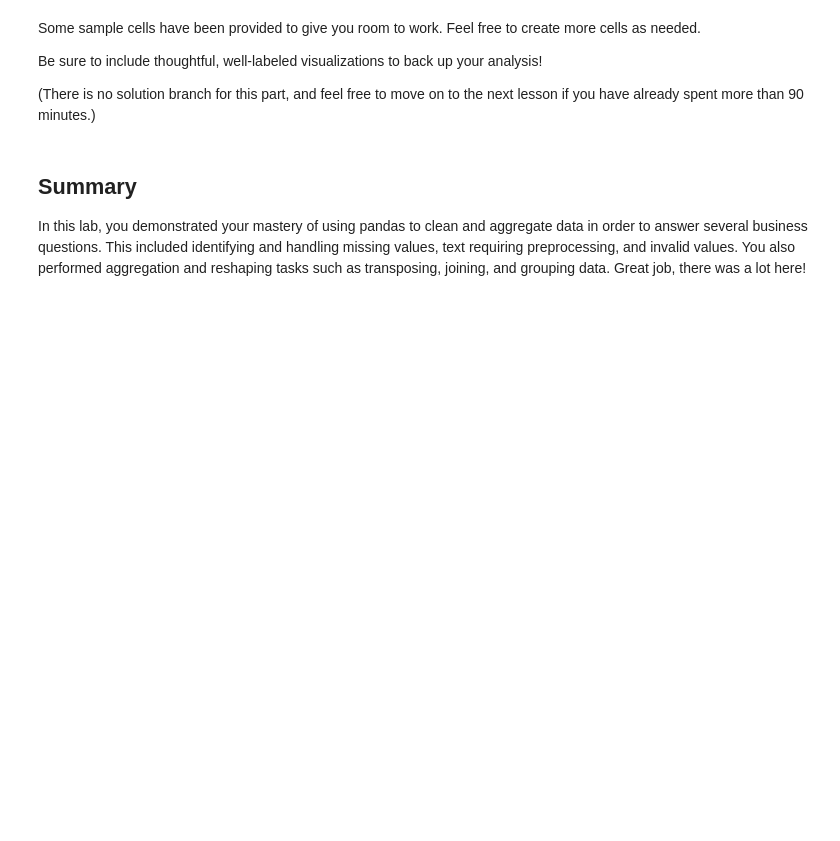
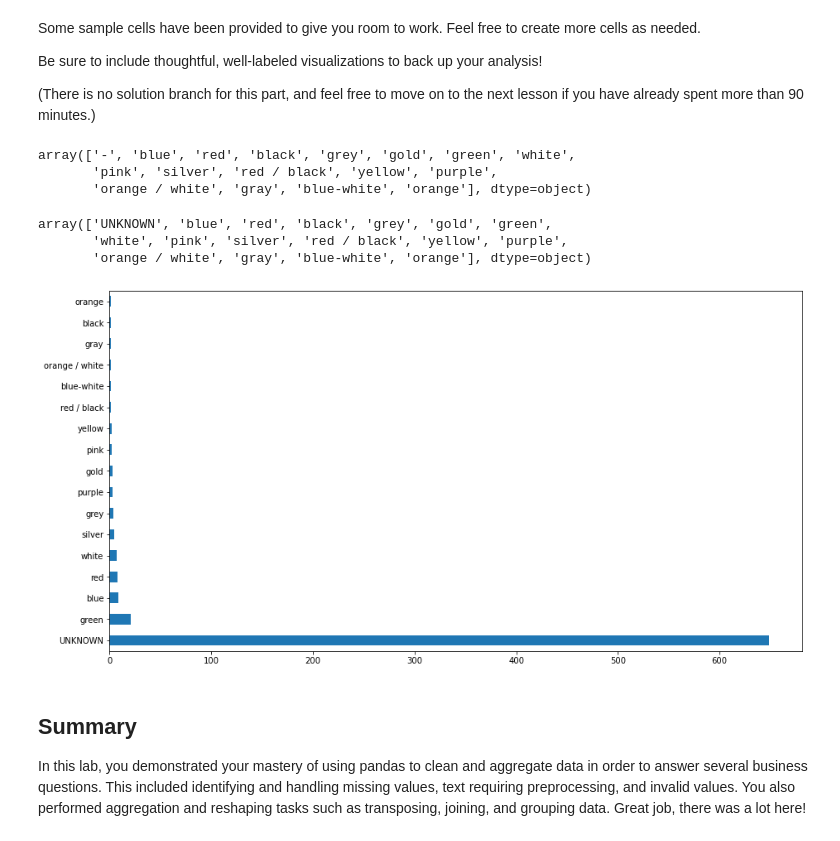
Before and after one commit to ericks-on/dsc-pandas-data-cleaning-lab, a Jupyter notebook: index.ipynb, the cells around one changed output. Cells and saved outputs as stored; diff of their text form; code cells hidden in the pictures; blank space fills up the shorter version.

Commit message:
own question

```diff
--- a/index.ipynb
+++ b/index.ipynb
@@ -792,6 +792,29 @@ Some sample cells have been provided to give you room to work. Feel free to crea
 Be sure to include thoughtful, well-labeled visualizations to back up your analysis!
 
 (There is no solution branch for this part, and feel free to move on to the next lesson if you have already spent more than 90 minutes.)
+# %%
+# Check all the skin colors available
+question_5_df = heroes_df.copy()
+question_5_df['Skin color'].unique()
+# %% [output]
+array(['-', 'blue', 'red', 'black', 'grey', 'gold', 'green', 'white',
+       'pink', 'silver', 'red / black', 'yellow', 'purple',
+       'orange / white', 'gray', 'blue-white', 'orange'], dtype=object)
+# %%
+# Replace - to UNKNOWNN
+question_5_df['Skin color'] = question_5_df['Skin color'].map(
+    lambda x: 'UNKNOWN' if x == '-' else x
+)
+question_5_df['Skin color'].unique()
+# %% [output]
+array(['UNKNOWN', 'blue', 'red', 'black', 'grey', 'gold', 'green',
+       'white', 'pink', 'silver', 'red / black', 'yellow', 'purple',
+       'orange / white', 'gray', 'blue-white', 'orange'], dtype=object)
+# %%
+# Visualize the various skin counts and how they occur
+question_5_df['Skin color'].value_counts().plot.barh(figsize=(15, 8));
+# %% [output]
+[figure, added]
 # %% [markdown]
 ## Summary
 
```
Also changed, not shown: parts of 1 cell of this notebook.
